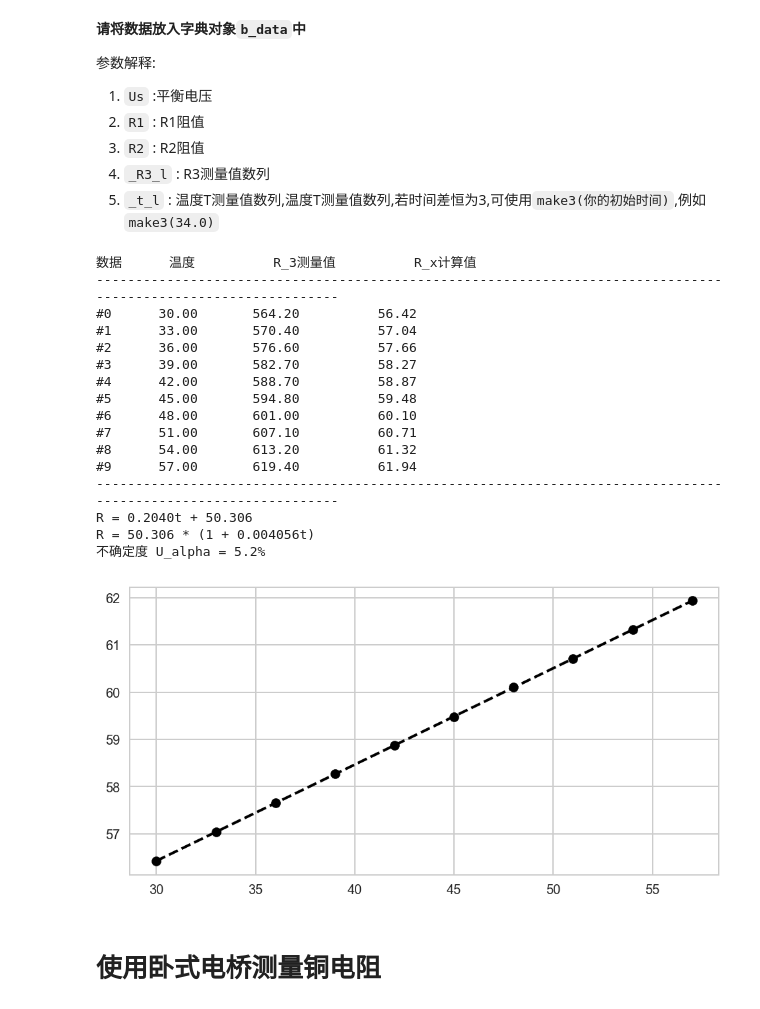
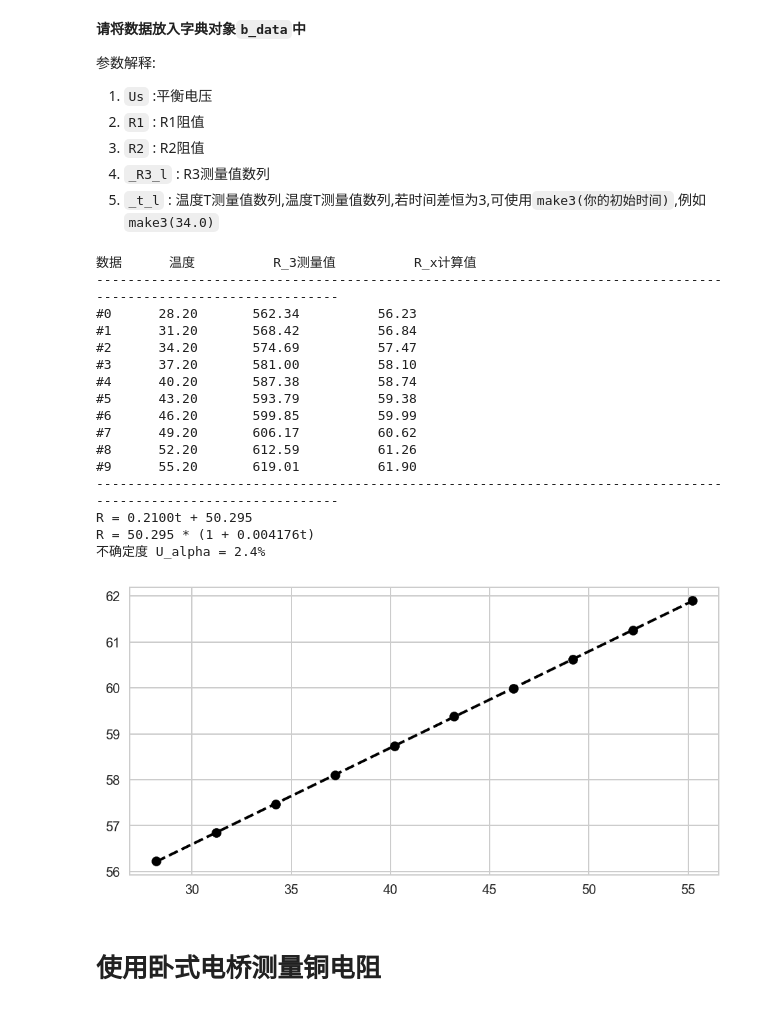
Before and after one commit to Yangjiaxi/pe, a Jupyter notebook: DC Bridge/DC_B.ipynb, the cells around one changed output. Drawn from its saved outputs; the diff is of its cells as text; code cells hidden in the pictures.

```diff
--- a/DC Bridge/DC_B.ipynb
+++ b/DC Bridge/DC_B.ipynb
@@ -59,33 +59,33 @@ def b_bridge(Us, R1, R2, _R3_l, _t_l):
 3. `R2` : R2阻值
 4. `_R3_l` : R3测量值数列
 5. `_t_l` : 温度T测量值数列,温度T测量值数列,若时间差恒为3,可使用`make3(你的初始时间)`,例如`make3(34.0)`
-# %%
-b_data = {
-    'Us'    : 5,
-    'R1'    : 100,
-    'R2'    : 1000,
-    '_R3_l' : il("564.2+570.4+576.6+582.7+588.7+594.8+601.0+607.1+613.2+619.4"),
-    '_t_l'  : make3(30)
-}
-b_bridge(**b_data)
-# %% [output]
-数据      温度          R_3测量值          R_x计算值
----------------------------------------------------------------------------------------------------------------
-#0      30.00       564.20          56.42
-#1      33.00       570.40          57.04
-#2      36.00       576.60          57.66
-#3      39.00       582.70          58.27
-#4      42.00       588.70          58.87
-#5      45.00       594.80          59.48
-#6      48.00       601.00          60.10
-#7      51.00       607.10          60.71
-#8      54.00       613.20          61.32
-#9      57.00       619.40          61.94
----------------------------------------------------------------------------------------------------------------
-R = 0.2040t + 50.306
-R = 50.306 * (1 + 0.004056t)
-不确定度 U_alpha = 5.2%
-[figure, removed]
+# %%
+b_data = {
+    'Us'    : 5,
+    'R1'    : 100,
+    'R2'    : 1000,
+    '_R3_l' : il("562.34+568.42+574.69+581.00+587.38+593.79+599.85+606.17+612.59+619.01"),
+    '_t_l'  : make3(28.2)
+}
+b_bridge(**b_data)
+# %% [output]
+数据      温度          R_3测量值          R_x计算值
+---------------------------------------------------------------------------------------------------------------
+#0      28.20       562.34          56.23
+#1      31.20       568.42          56.84
+#2      34.20       574.69          57.47
+#3      37.20       581.00          58.10
+#4      40.20       587.38          58.74
+#5      43.20       593.79          59.38
+#6      46.20       599.85          59.99
+#7      49.20       606.17          60.62
+#8      52.20       612.59          61.26
+#9      55.20       619.01          61.90
+---------------------------------------------------------------------------------------------------------------
+R = 0.2100t + 50.295
+R = 50.295 * (1 + 0.004176t)
+不确定度 U_alpha = 2.4%
+[figure, added]
 # %% [markdown]
 # 使用卧式电桥测量铜电阻
 # %%
```
Also changed, not shown: parts of 2 cells of this notebook, 2 other files.
